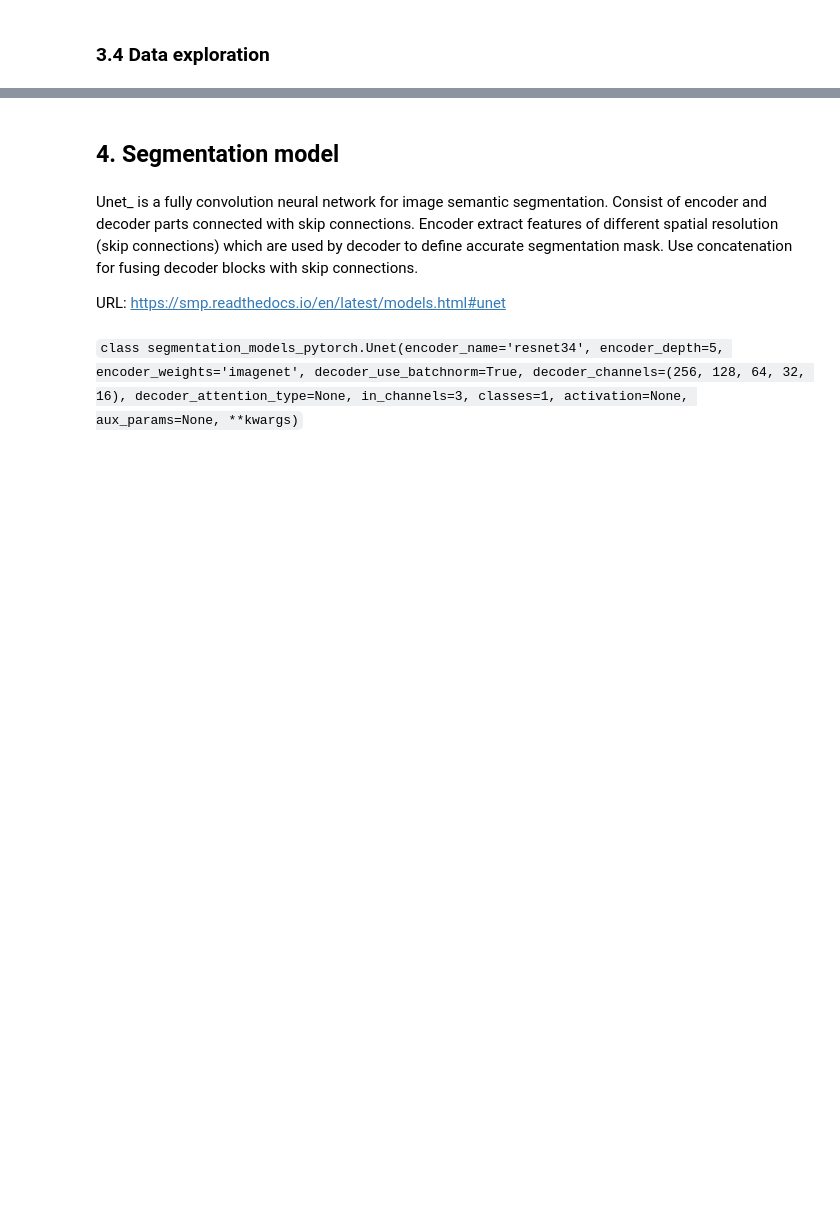
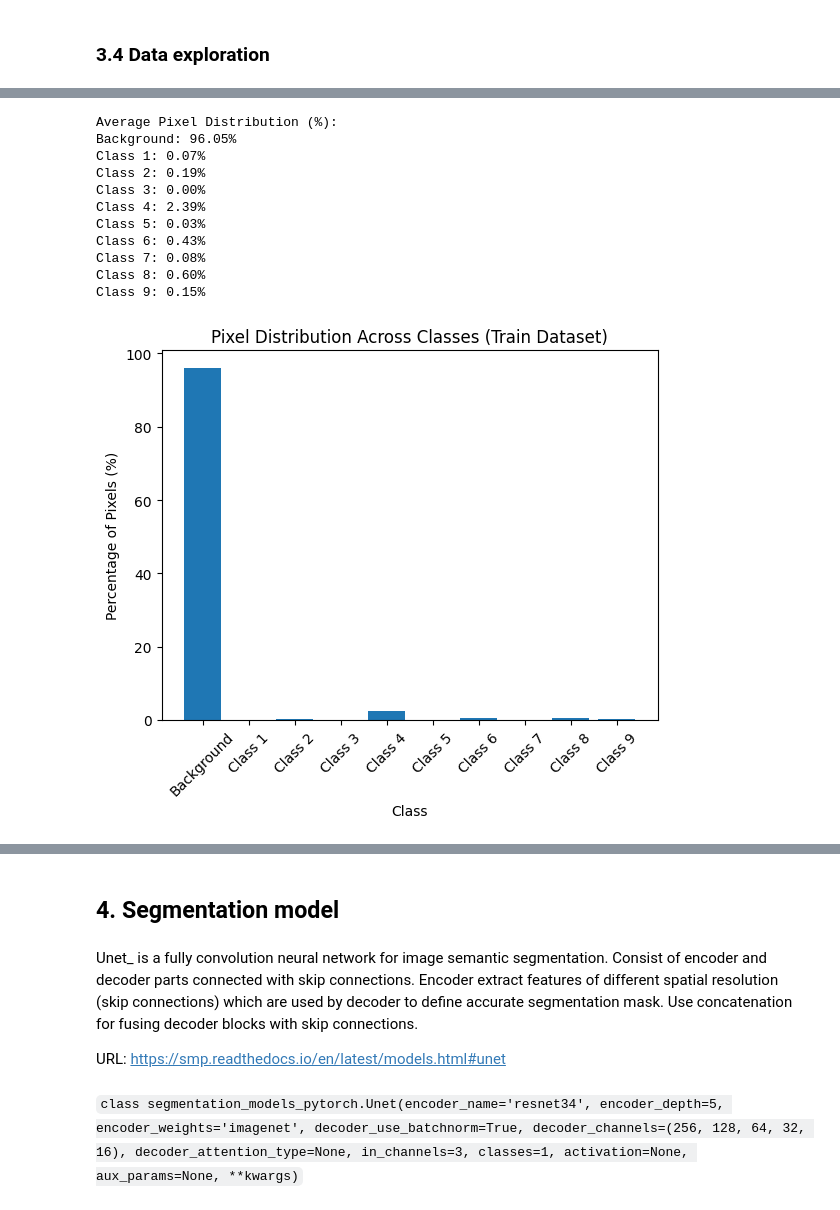
Before and after one commit to hiebschi/MoSE, a Jupyter notebook: notebooks/02_training.ipynb, the cells around one changed output, grey strips where cells are left out. Drawn from its saved outputs; the diff is of its cells as text; code cells hidden in the pictures; blank space fills up the shorter version.

```diff
--- a/notebooks/02_training.ipynb
+++ b/notebooks/02_training.ipynb
@@ -458,0 +429,31 @@ TypeError: object of type 'NoneType' has no len()
+# %%
+# Show average pixel distribution in train_loader
+
+pixel_distribution_train = data_utils.average_pixel_distribution_dataloader(
+    data_loader=train_loader,
+    num_classes= configs_gc.HYPERPARAMETERS["num_classes"],
+    device=device
+)
+
+# Visualize results
+import matplotlib.pyplot as plt
+
+plt.bar(pixel_distribution_train.keys(), pixel_distribution_train.values())
+plt.xlabel("Class")
+plt.ylabel("Percentage of Pixels (%)")
+plt.title("Pixel Distribution Across Classes (Train Dataset)")
+plt.xticks(rotation=45)
+plt.show()
+# %% [output]
+Average Pixel Distribution (%):
+Background: 96.05%
+Class 1: 0.07%
+Class 2: 0.19%
+Class 3: 0.00%
+Class 4: 2.39%
+Class 5: 0.03%
+Class 6: 0.43%
+Class 7: 0.08%
+Class 8: 0.60%
+Class 9: 0.15%
+[figure, added]
```
Also changed, not shown: parts of 14 cells of this notebook.
